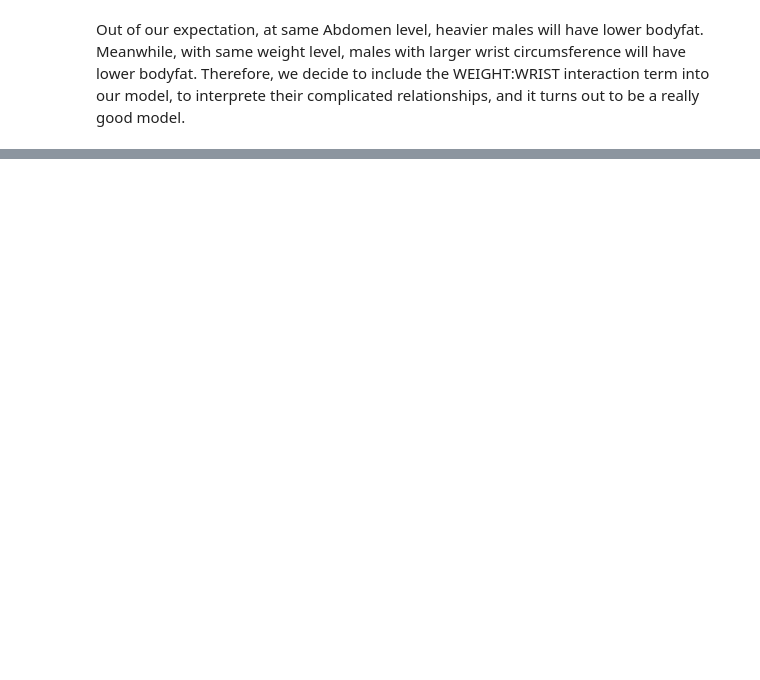
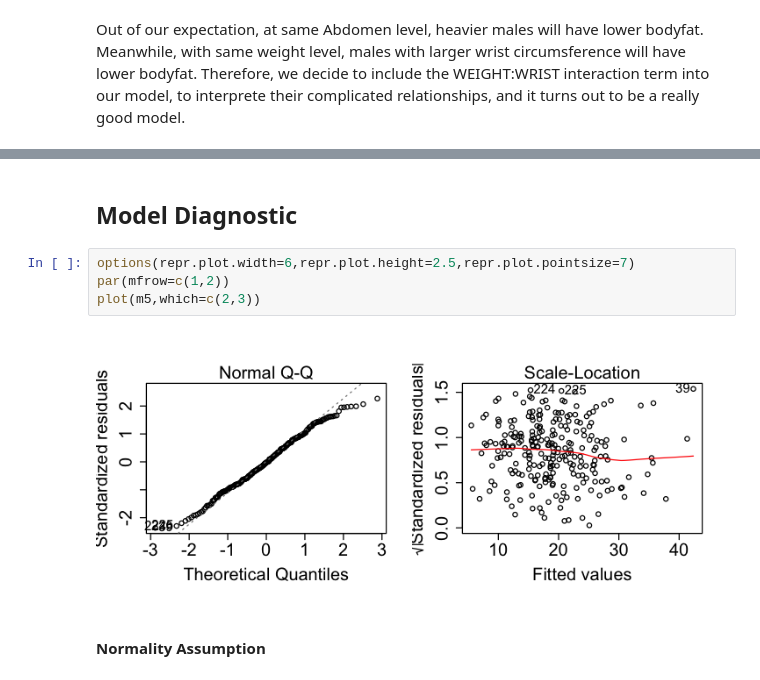
Before and after one commit to jianxia318/628model1-bodyfat, a Jupyter notebook: data/report.ipynb, the cells around one changed output, grey strips where cells are left out. Cells and saved outputs as stored; diff of their text form; blank space fills up the shorter version.

```diff
--- a/data/report.ipynb
+++ b/data/report.ipynb
@@ -231,0 +223,10 @@ F-statistic: 331.9 on 2 and 248 DF,  p-value: < 2.2e-16
+# %% [markdown]
+## Model Diagnostic
+# %%
+options(repr.plot.width=6,repr.plot.height=2.5,repr.plot.pointsize=7)
+par(mfrow=c(1,2))
+plot(m5,which=c(2,3))
+# %% [output]
+[figure, added]
+# %% [markdown]
+#### Normality Assumption
```
Also changed, not shown: parts of 60 cells of this notebook.
